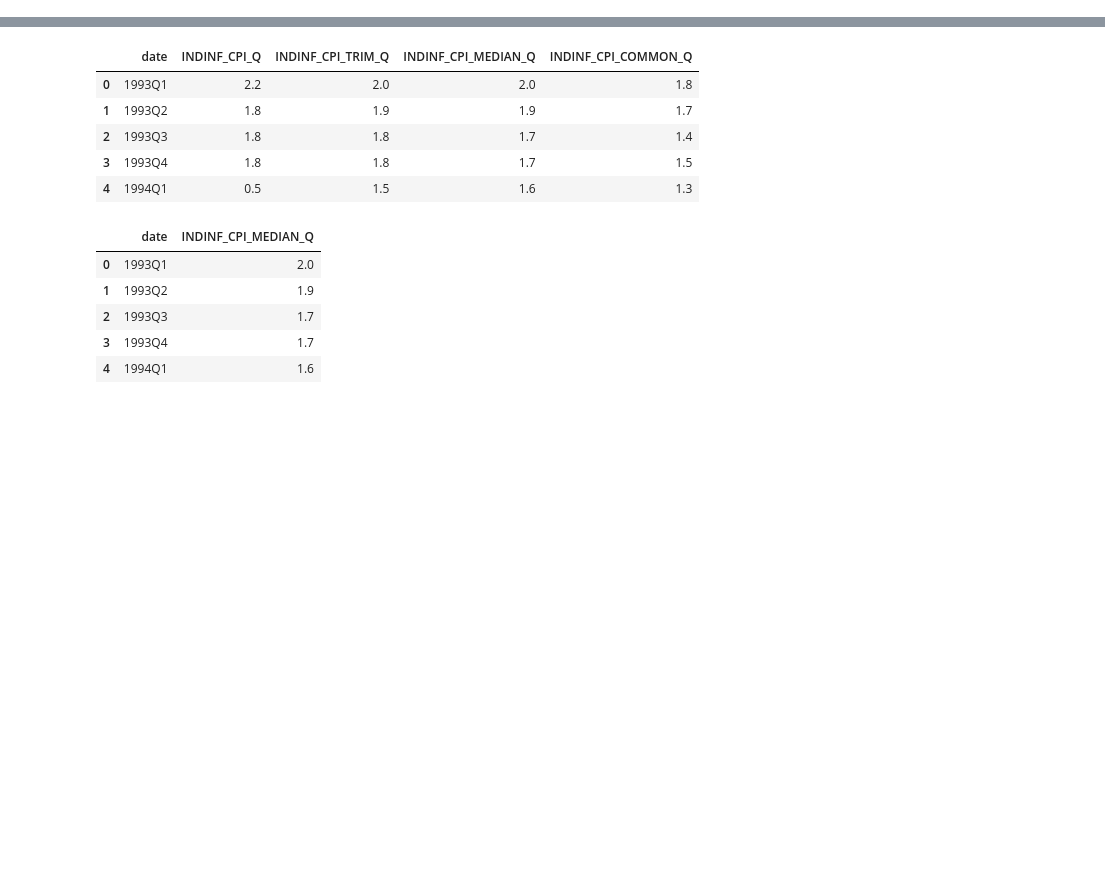
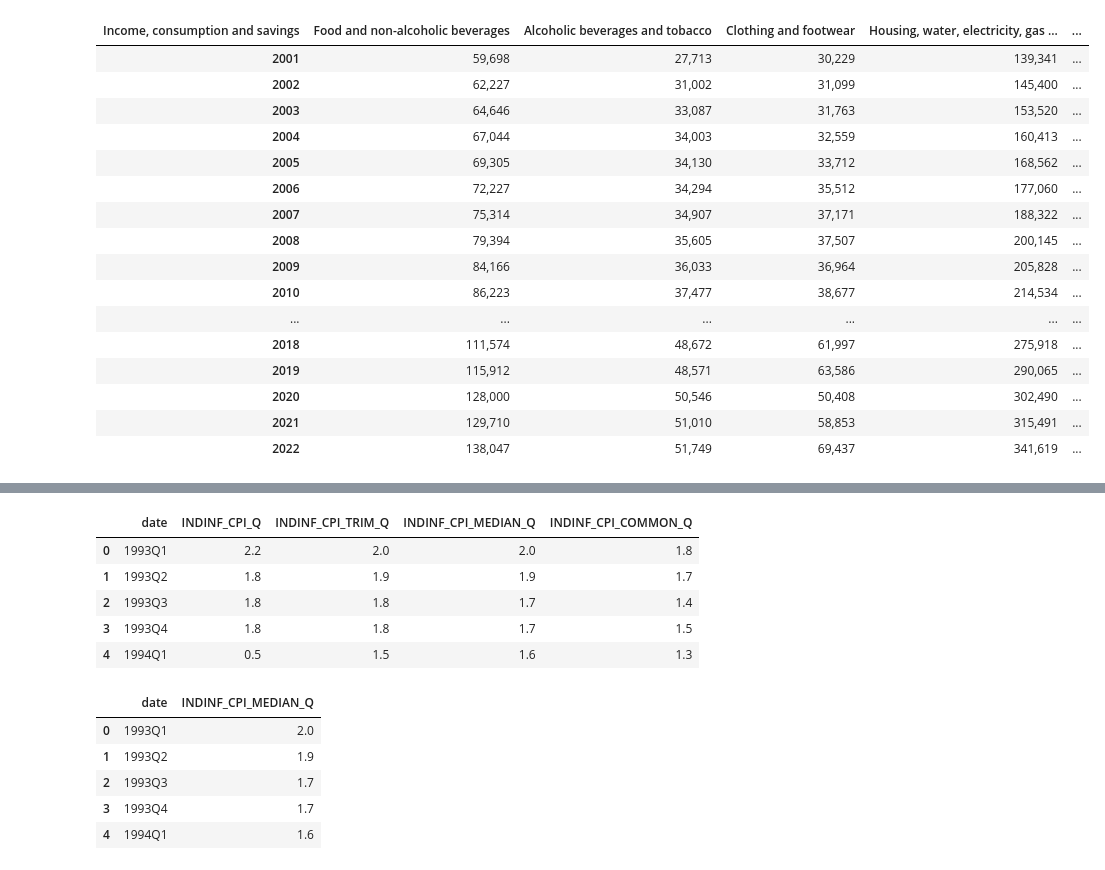
Before and after one commit to Sahib0096/Project-1-Group-3-, a Jupyter notebook: Project 1.ipynb, the cells around one changed output, grey strips where cells are left out. Saved outputs shown, nothing was run; the diff lists cells and outputs as text; code cells hidden in the pictures; blank space fills up the shorter version.

```diff
--- a/Project 1.ipynb
+++ b/Project 1.ipynb
@@ -11,2 +11,4 @@ print(os.listdir())
 # %%
-df = pd.read_csv("./Resources/canada_household_econimic_data.csv")
+household_df = pd.read_csv("./Resources/canada_household_econimic_data.csv", index_col = 'Income, consumption and savings')
+display(household_df.head())
+display(household_df.tail())
@@ -133,2 +87,38 @@ array(['Household disposable income', 'Compensation of employees',
 # %%
-# Selecting Consumption and Savings Data
+# Selecting Household Consumption and Net Savings Data from full data
+
+consumption_df = household_df.transpose().drop(columns=['Household disposable income',
+                                                       'Compensation of employees',
+                                                       'Net mixed income', 'Property income received',
+                                                       'Less: property income paid',
+                                                       'Current transfers received',
+                                                       'Less: current transfers paid',
+                                                       'Social transfers in kind (STiK)',
+                                                       'Social transfers in kind (STiK): education',
+                                                        'Social transfers in kind (STiK): health',
+                                                        'Social transfers in kind (STiK): other',
+                                                       'Adjusted household disposable income',
+                                                        'Household final consumption expenditure (HFCE)',
+                                                       'Household actual final consumption',
+                                                       'Change in pension entitlements'], axis=1)
+
+
+consumption_df
+# %% [output]
+| Income, consumption and savings | Food and non-alcoholic beverages | Alcoholic beverages and tobacco | Clothing and footwear | Housing, water, electricity, gas ... | ... |
+| 2001 | 59,698 | 27,713 | 30,229 | 139,341 | ... |
+| 2002 | 62,227 | 31,002 | 31,099 | 145,400 | ... |
+| 2003 | 64,646 | 33,087 | 31,763 | 153,520 | ... |
+| 2004 | 67,044 | 34,003 | 32,559 | 160,413 | ... |
+| 2005 | 69,305 | 34,130 | 33,712 | 168,562 | ... |
+| 2006 | 72,227 | 34,294 | 35,512 | 177,060 | ... |
+| 2007 | 75,314 | 34,907 | 37,171 | 188,322 | ... |
+| 2008 | 79,394 | 35,605 | 37,507 | 200,145 | ... |
+| 2009 | 84,166 | 36,033 | 36,964 | 205,828 | ... |
+| 2010 | 86,223 | 37,477 | 38,677 | 214,534 | ... |
+| ... | ... | ... | ... | ... | ... |
+| 2018 | 111,574 | 48,672 | 61,997 | 275,918 | ... |
+| 2019 | 115,912 | 48,571 | 63,586 | 290,065 | ... |
+| 2020 | 128,000 | 50,546 | 50,408 | 302,490 | ... |
+| 2021 | 129,710 | 51,010 | 58,853 | 315,491 | ... |
+| 2022 | 138,047 | 51,749 | 69,437 | 341,619 | ... |
```
Also changed, not shown: parts of 19 cells of this notebook, 1 other file.
